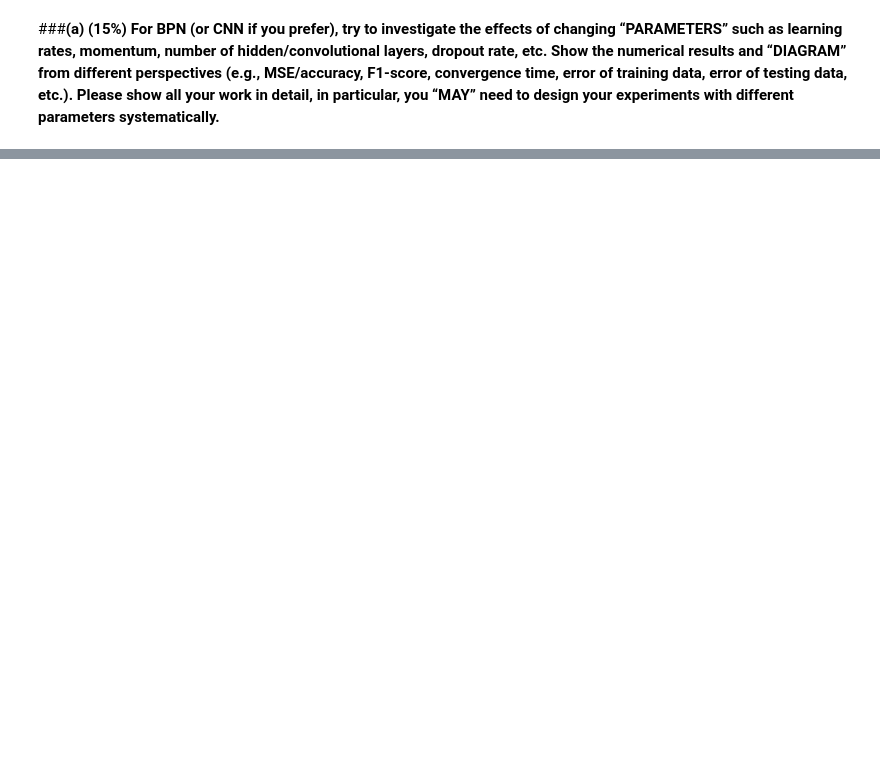
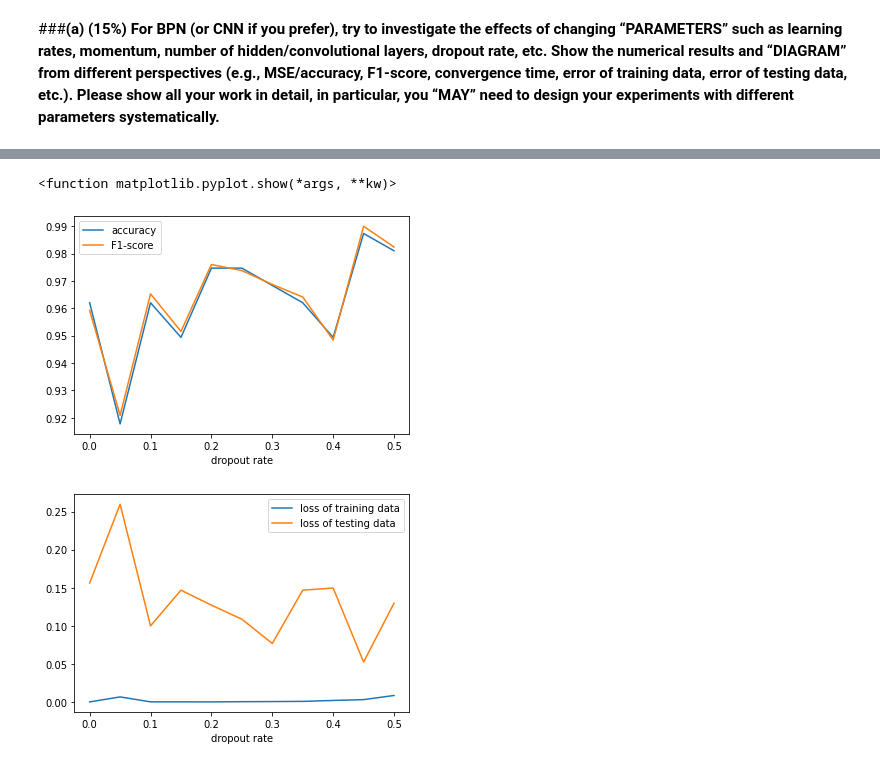
Before and after one commit to angel870326/NTU_Manufacturing_Data_Science, a Jupyter notebook: MDS_Assignment3.ipynb, the cells around one changed output, grey strips where cells are left out. Saved outputs shown, nothing was run; the diff lists cells and outputs as text; code cells hidden in the pictures; blank space fills up the shorter version.

```diff
--- a/MDS_Assignment3.ipynb
+++ b/MDS_Assignment3.ipynb
@@ -664,0 +1067,4 @@ https://medium.com/analytics-vidhya/deep-learning-project-handwritten-digit-reco
+# %%
+# Number of classes
+num_classes = dr_train_y.shape[1]
+print("num_classes =", num_classes)
@@ -664,0 +1096,6 @@ https://medium.com/analytics-vidhya/deep-learning-project-handwritten-digit-reco
+# %%
+def compile_model(dropout, epoch):
+  model = create_model(dropout)
+  model.compile(loss='categorical_crossentropy', optimizer='adam', metrics=['accuracy'])
+  history = model.fit(dr_train_x, dr_train_y, validation_data=(dr_test_x, dr_test_y), epochs=epoch, batch_size=128)
+  return model, history
@@ -664,0 +1104,24 @@ https://medium.com/analytics-vidhya/deep-learning-project-handwritten-digit-reco
+# %%
+from sklearn.metrics import accuracy_score
+from sklearn.metrics import f1_score
+
+def eval_model(model, dropout):
+  dr_test_pred = model.predict(dr_test_x).argmax(axis=1)
+  dr_test_y_target = dr_test_y.argmax(axis=1)
+  train_eval = model.evaluate(dr_train_x, dr_train_y)
+  test_eval = model.evaluate(dr_test_x, dr_test_y)
+  # Accuracy
+  acc = accuracy_score(dr_test_y_target, dr_test_pred)
+  # F1 score
+  macro_f1 = f1_score(dr_test_y_target, dr_test_pred, average='macro')
+  # loss of train
+  loss_train = train_eval[0]
+  # loss of test
+  loss_test = test_eval[0]
+  df = pd.DataFrame([[dropout, acc, macro_f1, loss_train, loss_test]], columns=['dropout rate', 'accuracy', 'F1-score', 'loss of training data', 'loss of testing data'])
+  return df
+# %%
+eval_model_dropout = pd.DataFrame(columns=['dropout rate', 'accuracy', 'F1-score', 'loss of training data', 'loss of testing data'])
+for i in np.arange(0,0.55,0.05):
+  model, history = compile_model(i, 20)
+  eval_model_dropout = eval_model_dropout.append(eval_model(model, i), ignore_index=True)
@@ -664,0 +1161,12 @@ https://medium.com/analytics-vidhya/deep-learning-project-handwritten-digit-reco
+# %%
+# Plot the scores with different dropout rate
+eval_model_dropout.plot(x="dropout rate", y=["accuracy", "F1-score"])
+plt.show
+
+# Plot the losses with different dropout rate
+eval_model_dropout.plot(x="dropout rate", y=["loss of training data", "loss of testing data"])
+plt.show
+# %% [output]
+<function matplotlib.pyplot.show(*args, **kw)>
+[figure, added]
+[figure, added]
```
Also changed, not shown: parts of 57 cells of this notebook.
